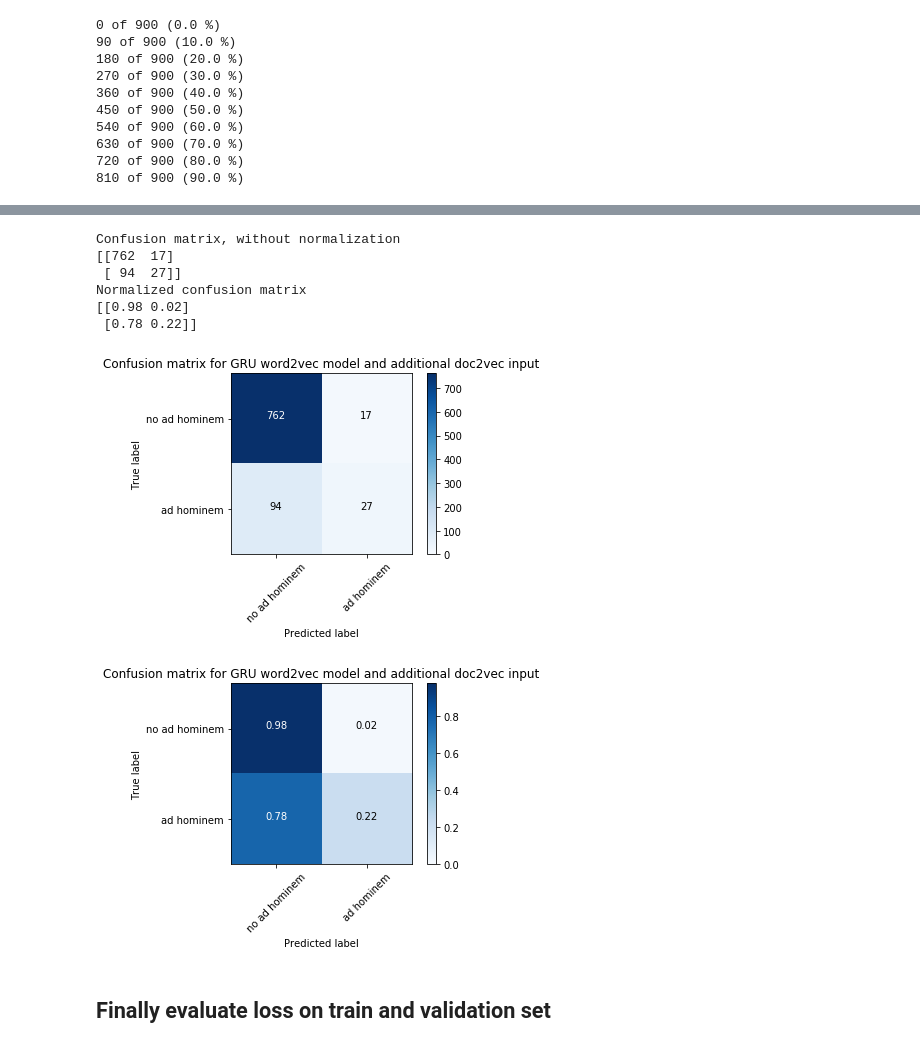
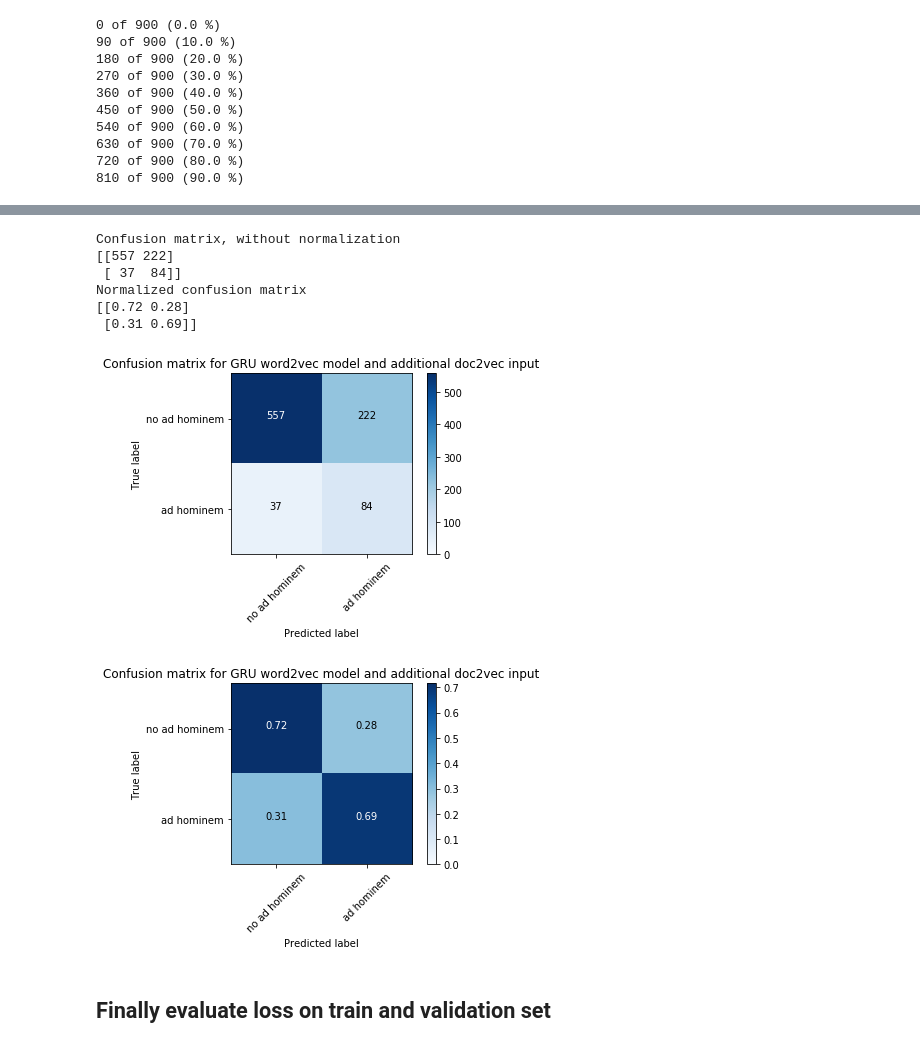
Before and after one commit to iPieter/ad-hominem-detection, a Jupyter notebook: models/03_doc2vec/word2vec-doc2vec-POS.ipynb, the cells around one changed output, grey strips where cells are left out. Drawn from its saved outputs; the diff is of its cells as text; code cells hidden in the pictures.

Commit message:
Trained on small dataset and ROC curve

```diff
--- a/models/03_doc2vec/word2vec-doc2vec-POS.ipynb
+++ b/models/03_doc2vec/word2vec-doc2vec-POS.ipynb
@@ -153,5 +154,5 @@ array([1.73, 0.27])
 # %%
-from keras.layers import Input, Embedding, GRU, Dense, Masking, Bidirectional, concatenate
+from keras.layers import Input, Embedding, GRU, Dense, Masking, Bidirectional, concatenate, Dropout
 from keras.models import Model
 
 word2vecInput = Input(shape=(maxLength, 300), name='word2vec')
@@ -159,19 +160,22 @@ doc2vecInput = Input(shape=(docVectorLength,), name='doc2vec')
 
 # Network for word vectors
 x = Masking(mask_value=0., input_shape=(maxLength, 300))(word2vecInput)
-x = Bidirectional(GRU(250, return_sequences=True), merge_mode='ave')(x)
-wordout = Bidirectional(GRU(250), merge_mode='ave')(x)
+#x = Bidirectional(GRU(100, return_sequences=True), merge_mode='ave')(x)
+wordout = Bidirectional(GRU(100), merge_mode='ave')(x)
 
 # Add word vectors and doc vectors together
 x = concatenate([wordout, doc2vecInput])
 x = Dense(64)(x)
-output = Dense(2, activation="softmax", name="output")(x)
+x = Dropout(0.1)(x)
+x = Dense(64)(x)
+x = Dropout(0.1)(x)
+output = Dense(2, activation="sigmoid", name="output")(x)
 
 model = Model(inputs=[word2vecInput, doc2vecInput], outputs=[output])
 
 model.compile(optimizer='adadelta',
               loss='binary_crossentropy',
-              metrics=['accuracy'])
+              metrics=['binary_accuracy'])
 # %%
 model.summary()
 # %% [output]
@@ -195,12 +199,12 @@ ________________________________________________________________________________
 # %%
 history = model.fit(
             {'word2vec': train_vectors, 'doc2vec': train_doc_vectors},
-            {'output': np.array([train["isAdHominem"], 1-train["isAdHominem"]]).T},
+            {'output': np.array([1-train["isAdHominem"], train["isAdHominem"]]).T},
             epochs=epochs,
             batch_size=batch_size,
             verbose=1,
             validation_split=0.1,
-            class_weight=1/class_weights)
+            class_weight=class_weights)
 # %% [output]
 Train on 1890 samples, validate on 210 samples
 Epoch 1/10
@@ -211,33 +230,33 @@ model.save_weights("model04.h5")
 # %%
 # Compute confusion matrix
-cnf_matrix = confusion_matrix(test["isAdHominem"], test_predicted[:,0] > 0.5)
+cnf_matrix = confusion_matrix(test["isAdHominem"], test_predicted[:,0] < 0.9)
 
 np.set_printoptions(precision=2)
 
 title="Confusion matrix for GRU word2vec model and additional doc2vec input"
 
 # Plot normalized confusion matrix
 fig = plt.figure()
 plot_confusion_matrix(cnf_matrix, classes=["no ad hominem", "ad hominem"],normalize=False,
                       title=title)
 
 #print('plots exported.png')
 fig.savefig("model05_not_normalized.png")
 
 # Plot non-normalized confusion matrix
 fig = plt.figure()
 plot_confusion_matrix(cnf_matrix, classes=["no ad hominem", "ad hominem"],normalize=True,
                       title=title)
 fig.savefig("model05_normalized.png")
 # %% [output]
 Confusion matrix, without normalization
-[[762  17]
- [ 94  27]]
+[[557 222]
+ [ 37  84]]
 Normalized confusion matrix
-[[0.98 0.02]
- [0.78 0.22]]
+[[0.72 0.28]
+ [0.31 0.69]]
-[figure, old version]
+[figure, new version]
-[figure, old version]
+[figure, new version]
 # %% [markdown]
 ## Finally evaluate loss on train and validation set
 # %%
```
Also changed, not shown: parts of 9 cells of this notebook, 4 other files.
